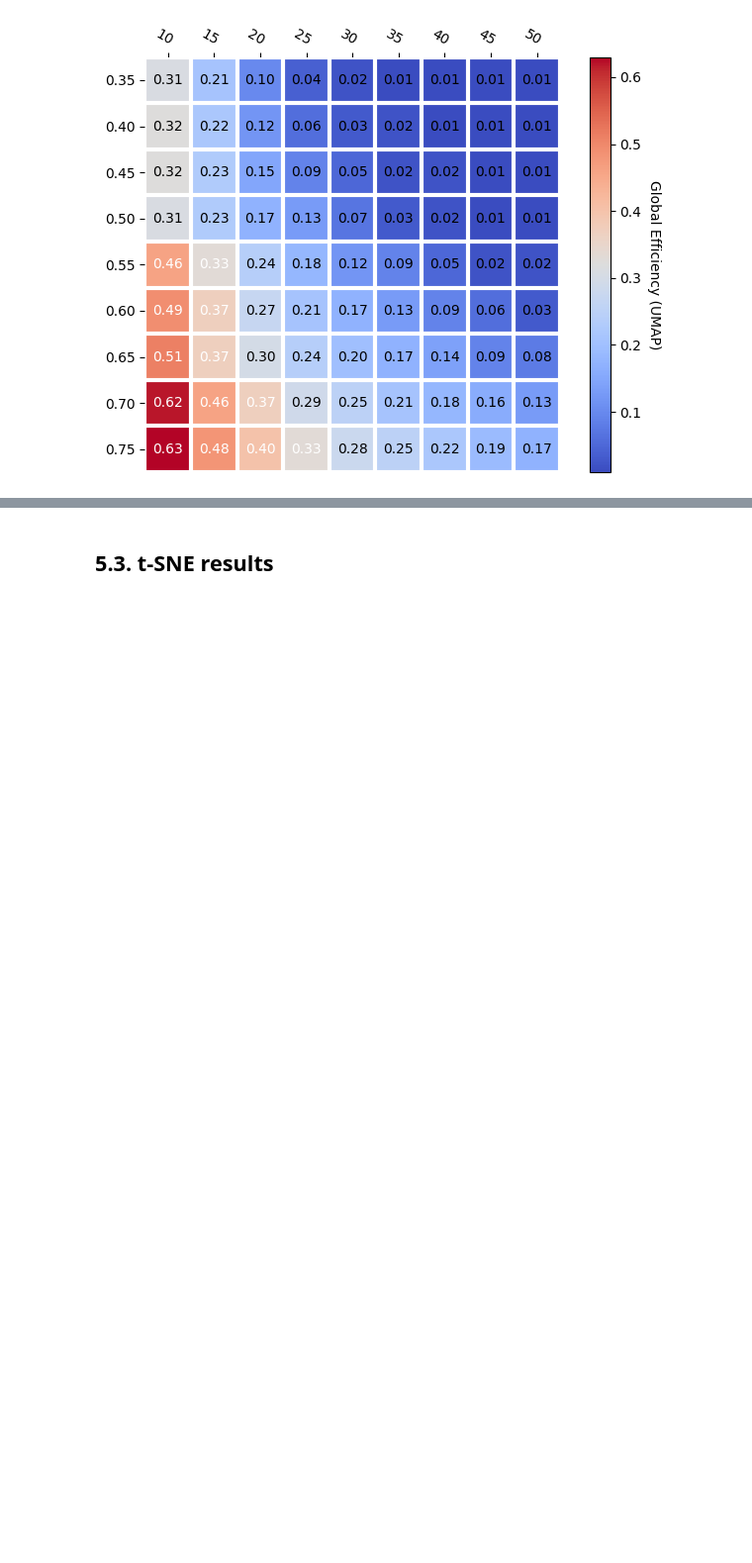
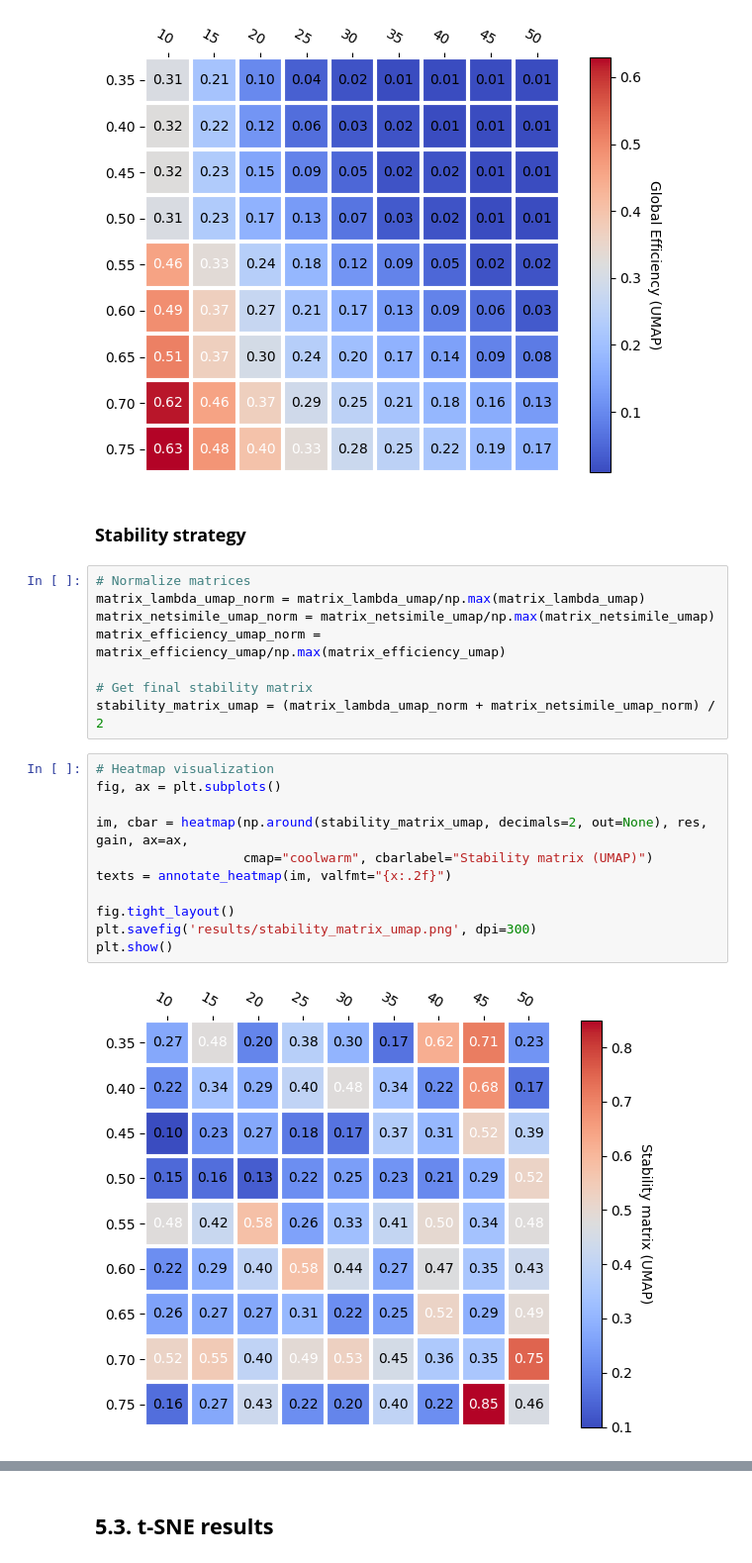
Before and after one commit to brainpolislab/TDA-Tuning, a Jupyter notebook: Notebooks/hyperparameter_tuning.ipynb, the cells around one changed output, grey strips where cells are left out. Shown at 99% size. Drawn from its saved outputs; the diff is of its cells as text; blank space fills up the shorter version.

```diff
--- a/Notebooks/hyperparameter_tuning.ipynb
+++ b/Notebooks/hyperparameter_tuning.ipynb
@@ -411,3 +455,26 @@ plt.savefig('results/heatmap_efficiency_umap.png', dpi=300)
 plt.show()
 # %% [output]
 [figure]
+# %% [markdown]
+### **Stability strategy**
+# %%
+# Normalize matrices
+matrix_lambda_umap_norm = matrix_lambda_umap/np.max(matrix_lambda_umap)
+matrix_netsimile_umap_norm = matrix_netsimile_umap/np.max(matrix_netsimile_umap)
+matrix_efficiency_umap_norm = matrix_efficiency_umap/np.max(matrix_efficiency_umap)
+
+# Get final stability matrix
+stability_matrix_umap = (matrix_lambda_umap_norm + matrix_netsimile_umap_norm) / 2
+# %%
+# Heatmap visualization
+fig, ax = plt.subplots()
+
+im, cbar = heatmap(np.around(stability_matrix_umap, decimals=2, out=None), res, gain, ax=ax,
+                   cmap="coolwarm", cbarlabel="Stability matrix (UMAP)")
+texts = annotate_heatmap(im, valfmt="{x:.2f}")
+
+fig.tight_layout()
+plt.savefig('results/stability_matrix_umap.png', dpi=300)
+plt.show()
+# %% [output]
+[figure, added]
```
Also changed, not shown: parts of 15 cells of this notebook, 1 other file.
